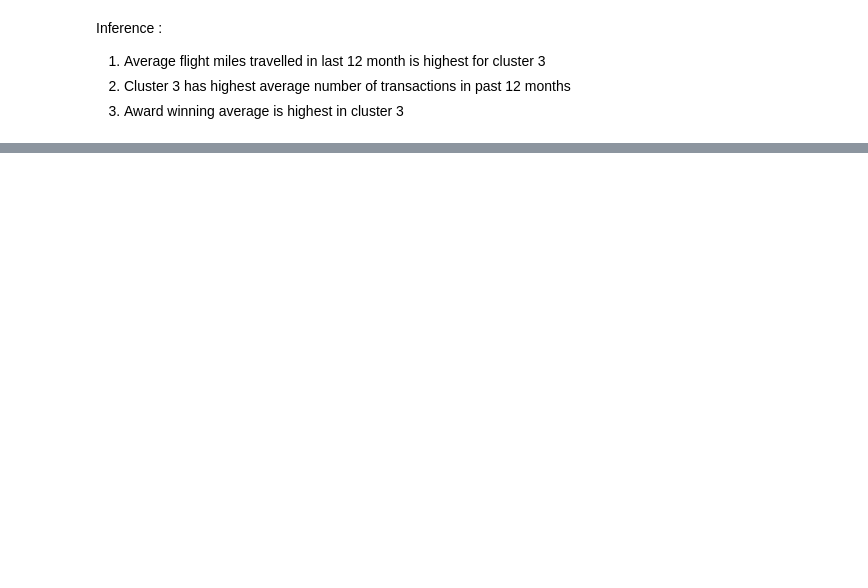
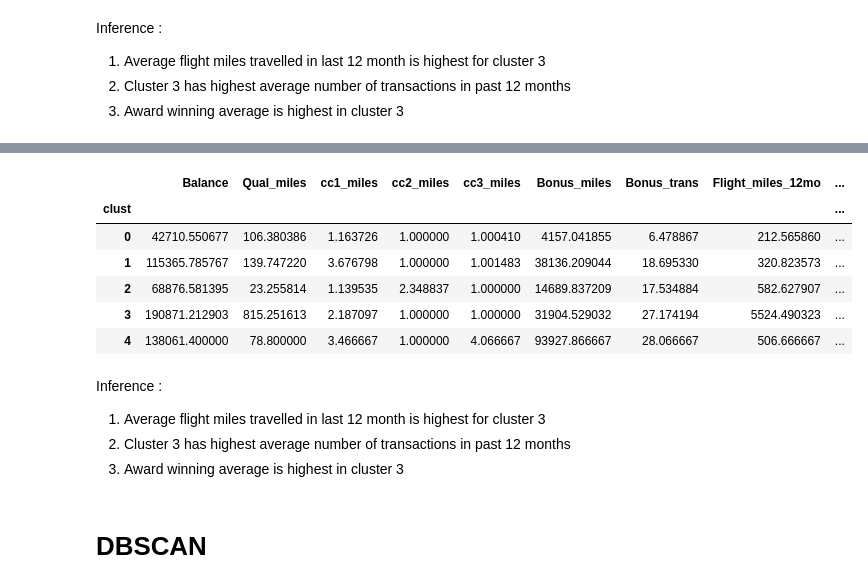
Before and after one commit to RiteshopShrivastava/Python, a Jupyter notebook: Assignment_Clustering_Airlines.ipynb, the cells around one changed output, grey strips where cells are left out. Saved outputs shown, nothing was run; the diff lists cells and outputs as text; code cells hidden in the pictures; blank space fills up the shorter version.

```diff
--- a/Assignment_Clustering_Airlines.ipynb
+++ b/Assignment_Clustering_Airlines.ipynb
@@ -280,0 +283,3 @@ Inference :
+# %%
+cluster_5 = KMeans(n_clusters=5,random_state=0)
+cluster_5.fit(airline_scale)
@@ -280,0 +294,3 @@ Inference :
+# %%
+airline['clust']= cluster_5.labels_
+airline.head(10)
@@ -280,0 +309,18 @@ Inference :
+# %%
+airline.iloc[:,1:12].groupby(airline.clust).mean()
+# %% [output]
+|  | Balance | Qual_miles | cc1_miles | cc2_miles | cc3_miles | Bonus_miles | Bonus_trans | Flight_miles_12mo | ... |
+| clust |  |  |  |  |  |  |  |  | ... |
+| 0 | 42710.550677 | 106.380386 | 1.163726 | 1.000000 | 1.000410 | 4157.041855 | 6.478867 | 212.565860 | ... |
+| 1 | 115365.785767 | 139.747220 | 3.676798 | 1.000000 | 1.001483 | 38136.209044 | 18.695330 | 320.823573 | ... |
+| 2 | 68876.581395 | 23.255814 | 1.139535 | 2.348837 | 1.000000 | 14689.837209 | 17.534884 | 582.627907 | ... |
+| 3 | 190871.212903 | 815.251613 | 2.187097 | 1.000000 | 1.000000 | 31904.529032 | 27.174194 | 5524.490323 | ... |
+| 4 | 138061.400000 | 78.800000 | 3.466667 | 1.000000 | 4.066667 | 93927.866667 | 28.066667 | 506.666667 | ... |
+# %% [markdown]
+Inference :
+
+1. Average flight miles travelled in last 12 month is highest for cluster 3
+2. Cluster 3 has highest average number of transactions in past 12 months
+3. Award winning average is highest in cluster 3
+# %% [markdown]
+# **DBSCAN**
```
Also changed, not shown: parts of 12 cells of this notebook.
